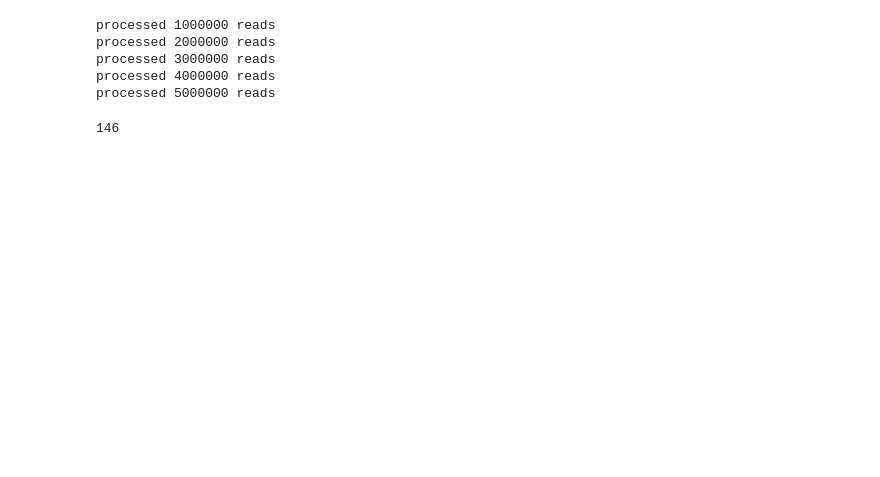
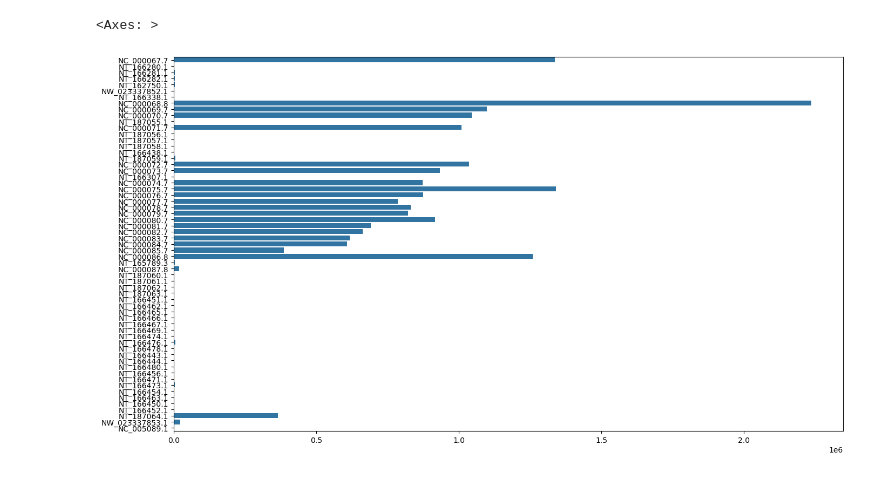
Before and after one commit to intbio/NucDPosIT, a Jupyter notebook: notebooks/fit_exo.ipynb, the cells around one changed output. Cells and saved outputs as stored; diff of their text form; code cells hidden in the pictures; blank space fills up the shorter version.

```diff
--- a/notebooks/fit_exo.ipynb
+++ b/notebooks/fit_exo.ipynb
@@ -23,4 +28,23 @@ from torch.utils.data import DataLoader, Dataset
 # %%
-BAM_PATH = "../data/reads/S_cerevisiae/SRR1802184/SRR1802184.sorted_bam"
+BAM_PATH = "../data/reads/M_musculus/SRR2229625/SRR2229625.sorted_bam"
 BAM_FILE = pysam.AlignmentFile(BAM_PATH)
+# %%
+bam_file = pysam.AlignmentFile(BAM_PATH, "rb")
+
+# Словарь для хранения результатов
+counts = {}
+
+# Проходим по всем ссылкам (хромосомам) в заголовке BAM
+for ref in bam_file.references:
+    mapped_reads = bam_file.count(ref)
+    counts[ref] = mapped_reads
+
+# Закрываем файл
+bam_file.close()
+
+plt.figure(figsize=(16, 9))
+sns.barplot(counts, orient='h')
+# %% [output]
+<Axes: >
+[figure, added]
 # %%
@@ -48,10 +71,0 @@ def calculate_template_length_distribution(bam_file, log_iter=1000000):
-# %%
-tlens, all_counts = calculate_template_length_distribution(
-    "../data/reads/S_cerevisiae/SRR1802184/SRR1802184.sorted_bam"
-)
-# %% [output]
-processed 1000000 reads
-processed 2000000 reads
-processed 3000000 reads
-processed 4000000 reads
-processed 5000000 reads
@@ -60,4 +75,0 @@ hist = [tlens[i] / all_counts for i in range(0, 199)]
-# %%
-max(tlens, key=tlens.get)
-# %% [output]
-146
```
Also changed, not shown: parts of 111 cells of this notebook, 20 other files.
